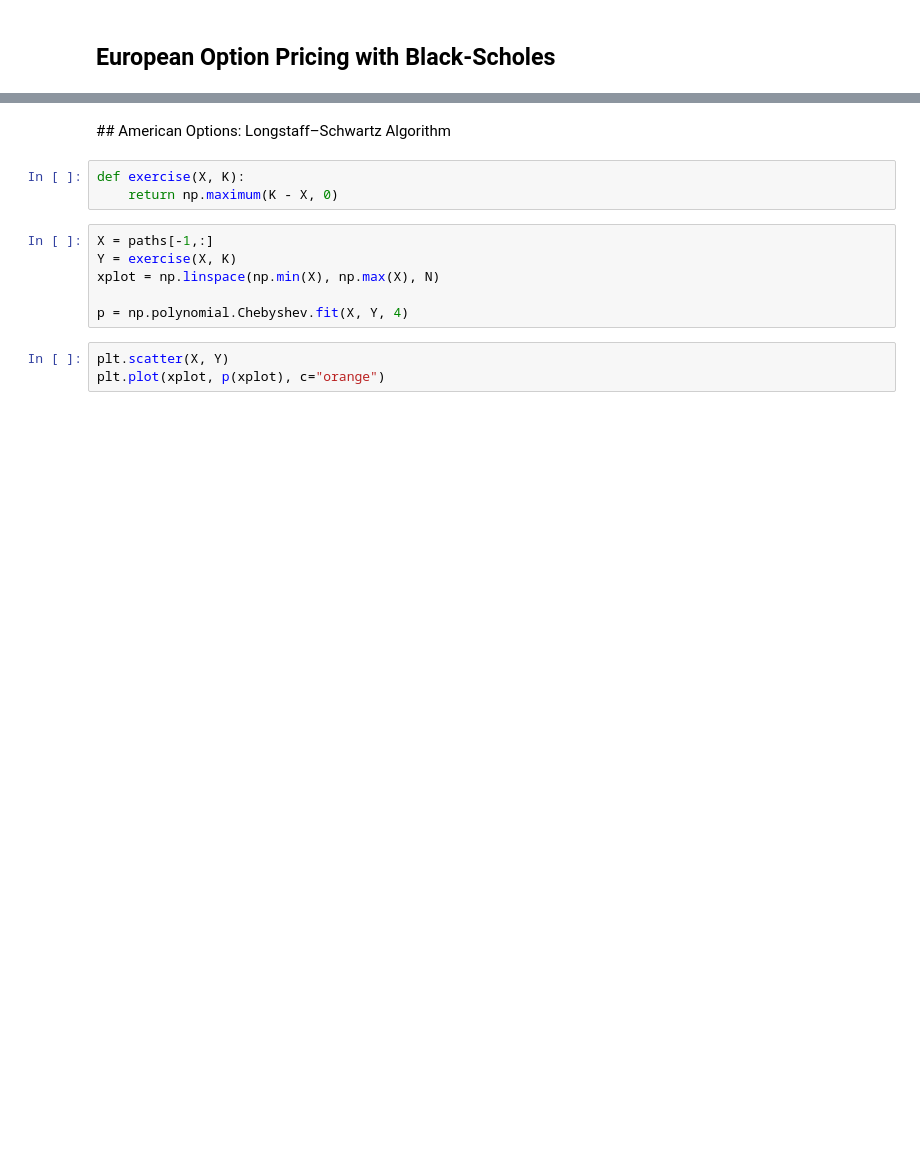
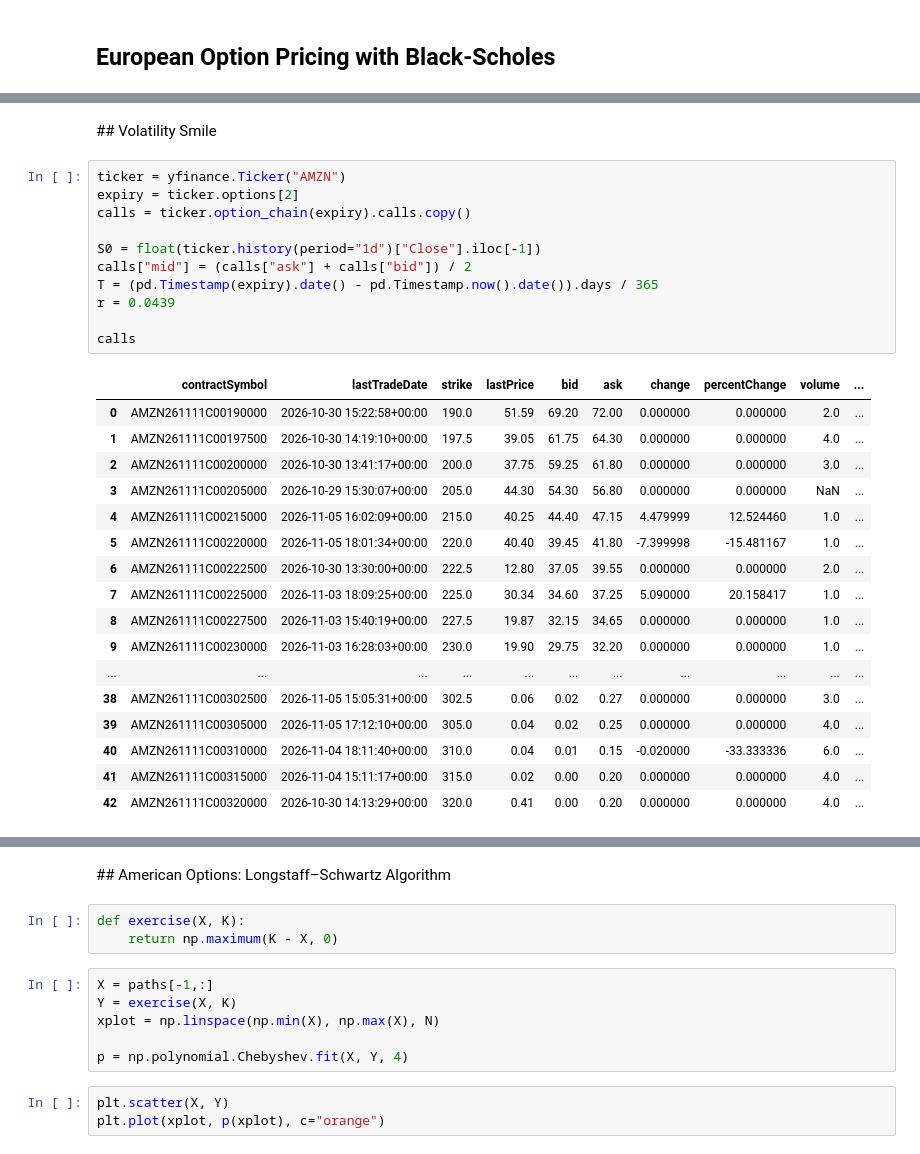
Before and after one commit to kokkuapples/ExploringOptionPricing, a Jupyter notebook: option_pricing.ipynb, the cells around one changed output, grey strips where cells are left out. Drawn from its saved outputs; the diff is of its cells as text; blank space fills up the shorter version.

Commit message:
add volatility smile

```diff
--- a/option_pricing.ipynb
+++ b/option_pricing.ipynb
@@ -135,0 +137,31 @@ Iterations: 1000000 | MC price: 36.947  | Error -0.079  | Error (%): 0.002
+# %% [markdown]
+## Volatility Smile
+# %%
+ticker = yfinance.Ticker("AMZN")
+expiry = ticker.options[2]
+calls = ticker.option_chain(expiry).calls.copy()
+
+S0 = float(ticker.history(period="1d")["Close"].iloc[-1])
+calls["mid"] = (calls["ask"] + calls["bid"]) / 2
+T = (pd.Timestamp(expiry).date() - pd.Timestamp.now().date()).days / 365
+r = 0.0439
+
+calls
+# %% [output]
+|  | contractSymbol | lastTradeDate | strike | lastPrice | bid | ask | change | percentChange | volume | ... |
+| 0 | AMZN261111C00190000 | 2026-10-30 15:22:58+00:00 | 190.0 | 51.59 | 69.20 | 72.00 | 0.000000 | 0.000000 | 2.0 | ... |
+| 1 | AMZN261111C00197500 | 2026-10-30 14:19:10+00:00 | 197.5 | 39.05 | 61.75 | 64.30 | 0.000000 | 0.000000 | 4.0 | ... |
+| 2 | AMZN261111C00200000 | 2026-10-30 13:41:17+00:00 | 200.0 | 37.75 | 59.25 | 61.80 | 0.000000 | 0.000000 | 3.0 | ... |
+| 3 | AMZN261111C00205000 | 2026-10-29 15:30:07+00:00 | 205.0 | 44.30 | 54.30 | 56.80 | 0.000000 | 0.000000 | NaN | ... |
+| 4 | AMZN261111C00215000 | 2026-11-05 16:02:09+00:00 | 215.0 | 40.25 | 44.40 | 47.15 | 4.479999 | 12.524460 | 1.0 | ... |
+| 5 | AMZN261111C00220000 | 2026-11-05 18:01:34+00:00 | 220.0 | 40.40 | 39.45 | 41.80 | -7.399998 | -15.481167 | 1.0 | ... |
+| 6 | AMZN261111C00222500 | 2026-10-30 13:30:00+00:00 | 222.5 | 12.80 | 37.05 | 39.55 | 0.000000 | 0.000000 | 2.0 | ... |
+| 7 | AMZN261111C00225000 | 2026-11-03 18:09:25+00:00 | 225.0 | 30.34 | 34.60 | 37.25 | 5.090000 | 20.158417 | 1.0 | ... |
+| 8 | AMZN261111C00227500 | 2026-11-03 15:40:19+00:00 | 227.5 | 19.87 | 32.15 | 34.65 | 0.000000 | 0.000000 | 1.0 | ... |
+| 9 | AMZN261111C00230000 | 2026-11-03 16:28:03+00:00 | 230.0 | 19.90 | 29.75 | 32.20 | 0.000000 | 0.000000 | 1.0 | ... |
+| ... | ... | ... | ... | ... | ... | ... | ... | ... | ... | ... |
+| 38 | AMZN261111C00302500 | 2026-11-05 15:05:31+00:00 | 302.5 | 0.06 | 0.02 | 0.27 | 0.000000 | 0.000000 | 3.0 | ... |
+| 39 | AMZN261111C00305000 | 2026-11-05 17:12:10+00:00 | 305.0 | 0.04 | 0.02 | 0.25 | 0.000000 | 0.000000 | 4.0 | ... |
+| 40 | AMZN261111C00310000 | 2026-11-04 18:11:40+00:00 | 310.0 | 0.04 | 0.01 | 0.15 | -0.020000 | -33.333336 | 6.0 | ... |
+| 41 | AMZN261111C00315000 | 2026-11-04 15:11:17+00:00 | 315.0 | 0.02 | 0.00 | 0.20 | 0.000000 | 0.000000 | 4.0 | ... |
+| 42 | AMZN261111C00320000 | 2026-10-30 14:13:29+00:00 | 320.0 | 0.41 | 0.00 | 0.20 | 0.000000 | 0.000000 | 4.0 | ... |
```
Also changed, not shown: parts of 11 cells of this notebook.
